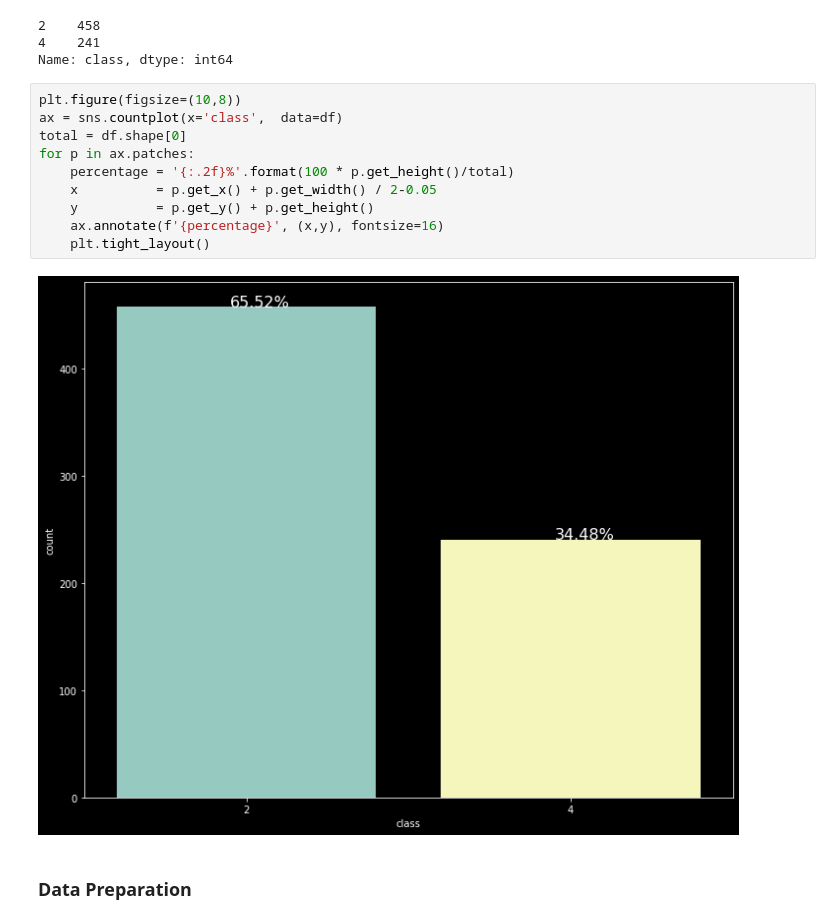
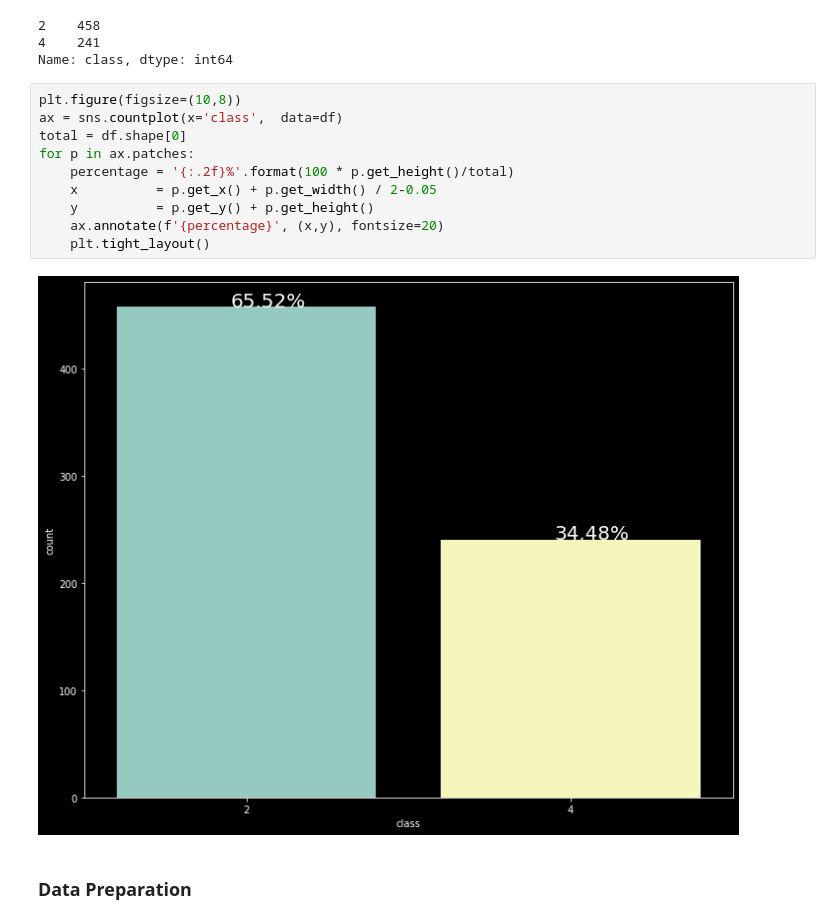
Before and after one commit to algonacci/IndonesiaAI_MachineLearning, a Jupyter notebook: Final-Project/Final-Project.ipynb, the cells around one changed output. Saved outputs shown, nothing was run; the diff lists cells and outputs as text.

```diff
--- a/Final-Project/Final-Project.ipynb
+++ b/Final-Project/Final-Project.ipynb
@@ -214,15 +232,15 @@ Name: class, dtype: int64
 # %%
 plt.figure(figsize=(10,8))
 ax = sns.countplot(x='class',  data=df)
 total = df.shape[0]
 for p in ax.patches:
     percentage = '{:.2f}%'.format(100 * p.get_height()/total)
     x          = p.get_x() + p.get_width() / 2-0.05
     y          = p.get_y() + p.get_height()
-    ax.annotate(f'{percentage}', (x,y), fontsize=16)
+    ax.annotate(f'{percentage}', (x,y), fontsize=20)
     plt.tight_layout()
 # %% [output]
-[figure, old version]
+[figure, new version]
 # %% [markdown]
 ### Data Preparation
 # %%
```
Also changed, not shown: parts of 4 cells of this notebook.
